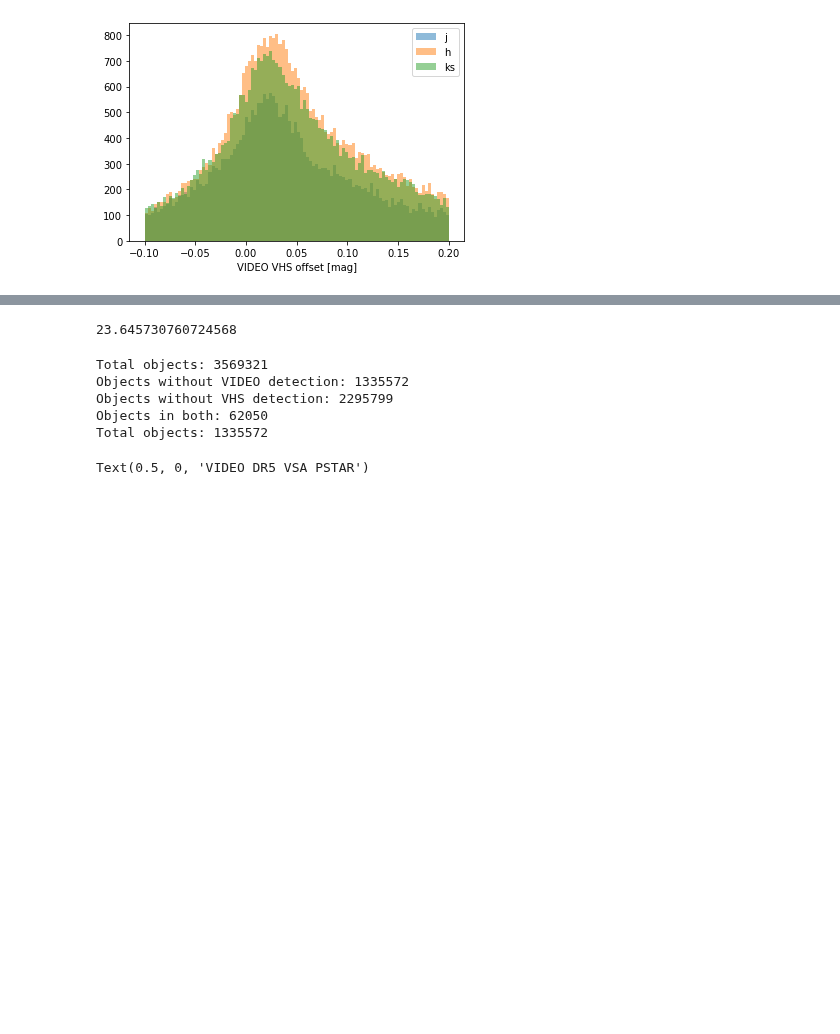
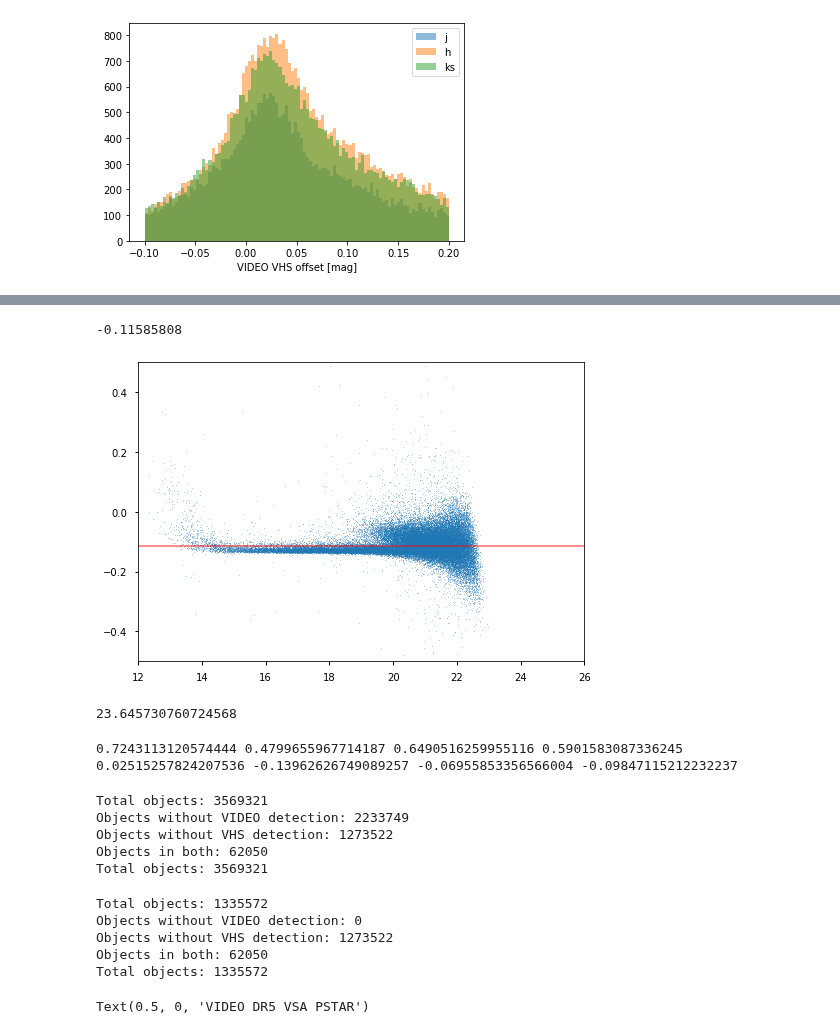
Before and after one commit to lsst-uk/lsst-ir-fusion, a Jupyter notebook: dmu2/5_Make_ref_cats_VIDEO.ipynb, the cells around one changed output, grey strips where cells are left out. Drawn from its saved outputs; the diff is of its cells as text; code cells hidden in the pictures; blank space fills up the shorter version.

```diff
--- a/dmu2/5_Make_ref_cats_VIDEO.ipynb
+++ b/dmu2/5_Make_ref_cats_VIDEO.ipynb
@@ -583,3 +675,14 @@ plt.legend()
+# %%
+m=full_merge['help_stellarity']>0.9
+plt.scatter(full_merge[m]['help_m_ap_vista_'+b],full_merge[m]['video_m_ap_vista_'+b]-full_merge[m]['help_m_ap_vista_'+b],s=0.1)
+med=np.nanmedian(full_merge[m]['video_m_ap_vista_'+b]-full_merge[m]['help_m_ap_vista_'+b])
+plt.xlim([12,26])
+plt.plot([12,26],[med,med], c='r',alpha=0.5)
+plt.ylim([-0.5,0.5])
+print(med)
+# %% [output]
+-0.11585808
+[figure, added]
 # %%
 vhs_area=(
     np.nanmax(vhs_vid_merge['vhs_ra'])-np.nanmin(vhs_vid_merge['vhs_ra'])
@@ -594,14 +697,36 @@ vid_area=(
 vhs_area/vid_area
 # %% [output]
 23.645730760724568
+# %%
+print(
+    np.nanmax(vhs_vid_merge['vhs_ra']),
+    np.nanmin(vhs_vid_merge['vhs_ra']),
+    np.nanmax(vhs_vid_merge['video_ra']),
+    np.nanmin(vhs_vid_merge['video_ra']),
+    np.nanmax(vhs_vid_merge['vhs_dec']),
+    np.nanmin(vhs_vid_merge['vhs_dec']),
+    np.nanmax(vhs_vid_merge['video_dec']),
+    np.nanmin(vhs_vid_merge['video_dec']),
+)
+# %% [output]
+0.7243113120574444 0.4799655967714187 0.6490516259955116 0.5901583087336245 0.02515257824207536 -0.13962626749089257 -0.06955853356566004 -0.09847115212232237
+# %%
+print('Total objects:',len(vhs_vid_merge))
+print('Objects without VIDEO detection:',np.sum(np.isnan(vhs_vid_merge['video_ra'])))
+print('Objects without VHS detection:',np.sum(np.isnan(vhs_vid_merge['vhs_ra'])))
+print('Objects in both:',np.sum((~np.isnan(vhs_vid_merge['vhs_ra']))&(~np.isnan(vhs_vid_merge['video_ra']))))
+print('Total objects:',len(vhs_vid_merge))
+# %% [output]
+Total objects: 3569321
+Objects without VIDEO detection: 2233749
+Objects without VHS detection: 1273522
+Objects in both: 62050
+Total objects: 3569321
 # %%
-print('Total objects:',len(vhs_vid_merge))
-print('Objects without VIDEO detection:',np.sum(~np.isnan(vhs_vid_merge['video_ra'])))
-print('Objects without VHS detection:',np.sum(~np.isnan(vhs_vid_merge['vhs_ra'])))
-print('Objects in both:',np.sum((~np.isnan(vhs_vid_merge['vhs_ra']))&(~np.isnan(vhs_vid_merge['video_ra']))))
-#Keep only VIDEO objects
+
+#Keep only VIDEO detected objects
 vhs_vid_merge=vhs_vid_merge[~np.isnan(vhs_vid_merge['video_ra'])]
-# replace video JHKs with VHS
+# replace empty video JHKs with VHS
 for b in ['j','h','ks']:
     mask=np.isnan(vhs_vid_merge['video_m_ap_vista_'+b])
     vhs_vid_merge[mask]['video_m_ap_vista_'+b]=vhs_vid_merge[mask]['vhs_m_ap_vista_'+b]
@@ -610,10 +735,9 @@ for b in ['j','h','ks']:
 for c in vhs_vid_merge.colnames:
     if c.startswith('vhs_'):
         vhs_vid_merge.remove_column(c)
-print('Total objects:',len(vhs_vid_merge))
 # %% [output]
-Total objects: 3569321
-Objects without VIDEO detection: 1335572
-Objects without VHS detection: 2295799
+Total objects: 1335572
+Objects without VIDEO detection: 0
+Objects without VHS detection: 1273522
 Objects in both: 62050
 Total objects: 1335572
```
Also changed, not shown: parts of 48 cells of this notebook, 4 other files.
